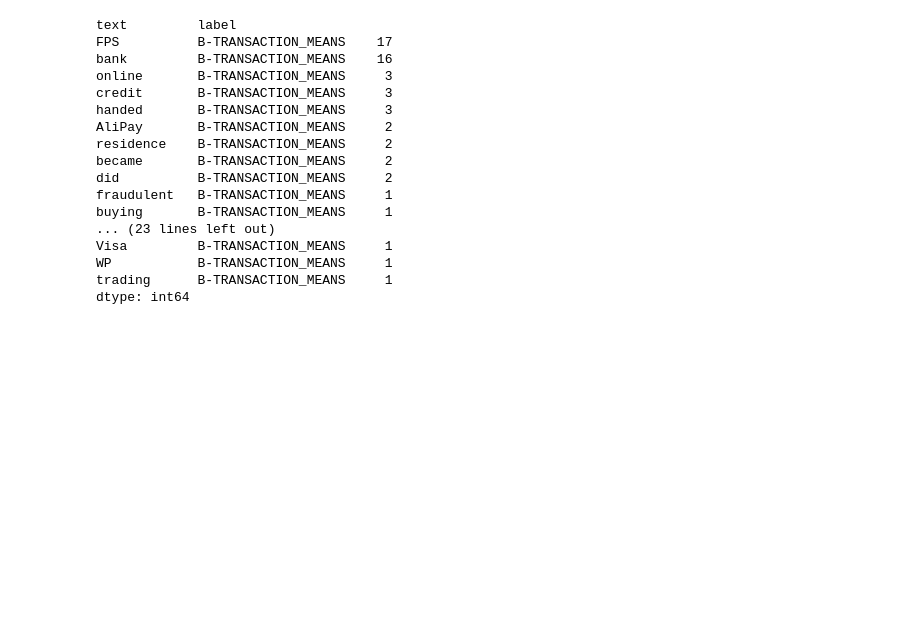
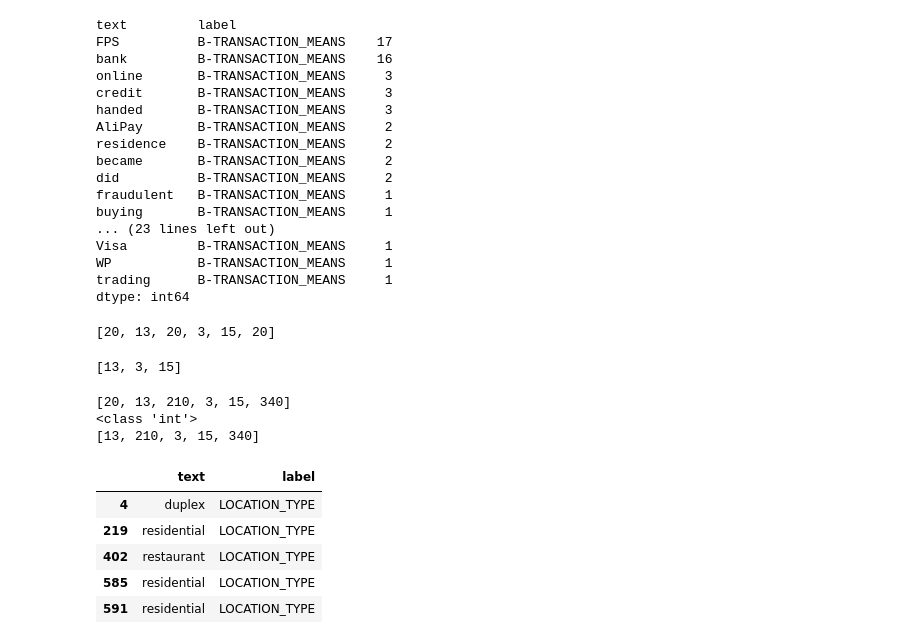
Before and after one commit to mishi-sarfraz/pythonProjects, a Jupyter notebook: metricAnalysis.ipynb, the cells around one changed output. Drawn from its saved outputs; the diff is of its cells as text; code cells hidden in the pictures; blank space fills up the shorter version.

```diff
--- a/metricAnalysis.ipynb
+++ b/metricAnalysis.ipynb
@@ -759,3 +846,48 @@ Visa         B-TRANSACTION_MEANS     1
 WP           B-TRANSACTION_MEANS     1
 trading      B-TRANSACTION_MEANS     1
 dtype: int64
+# %%
+list1=[20,13,20,3,15,20]
+print(list1)
+list2=[]
+i=0
+for i in range(len(list1)-1):
+  list1[i]
+  if list1[i] != 20:
+
+    list2.append(list1[i])
+list2
+# %% [output]
+[20, 13, 20, 3, 15, 20]
+[13, 3, 15]
+# %%
+list1=[20,13,210,3,15,340]
+print(list1)
+print(type(list1[0]))
+# list2=[]
+i=0
+for i in range(len(list1)-1):
+
+  if list1[i] == 20:
+    del list1[i]
+    # list2.append(list1[i])
+print(list1)
+# %% [output]
+[20, 13, 210, 3, 15, 340]
+<class 'int'>
+[13, 210, 3, 15, 340]
+# %%
+m=mergedBurglaryminidataFrame[mergedBurglaryminidataFrame.label == 'LOCATION_TYPE']
+# %%
+m.head()
+#  set column names:
+m.columns = ['text', 'label']
+# %%
+m.head()
+# %% [output]
+|  | text | label |
+| 4 | duplex | LOCATION_TYPE |
+| 219 | residential | LOCATION_TYPE |
+| 402 | restaurant | LOCATION_TYPE |
+| 585 | residential | LOCATION_TYPE |
+| 591 | residential | LOCATION_TYPE |
```
Also changed, not shown: parts of 23 cells of this notebook, 13 other files.
